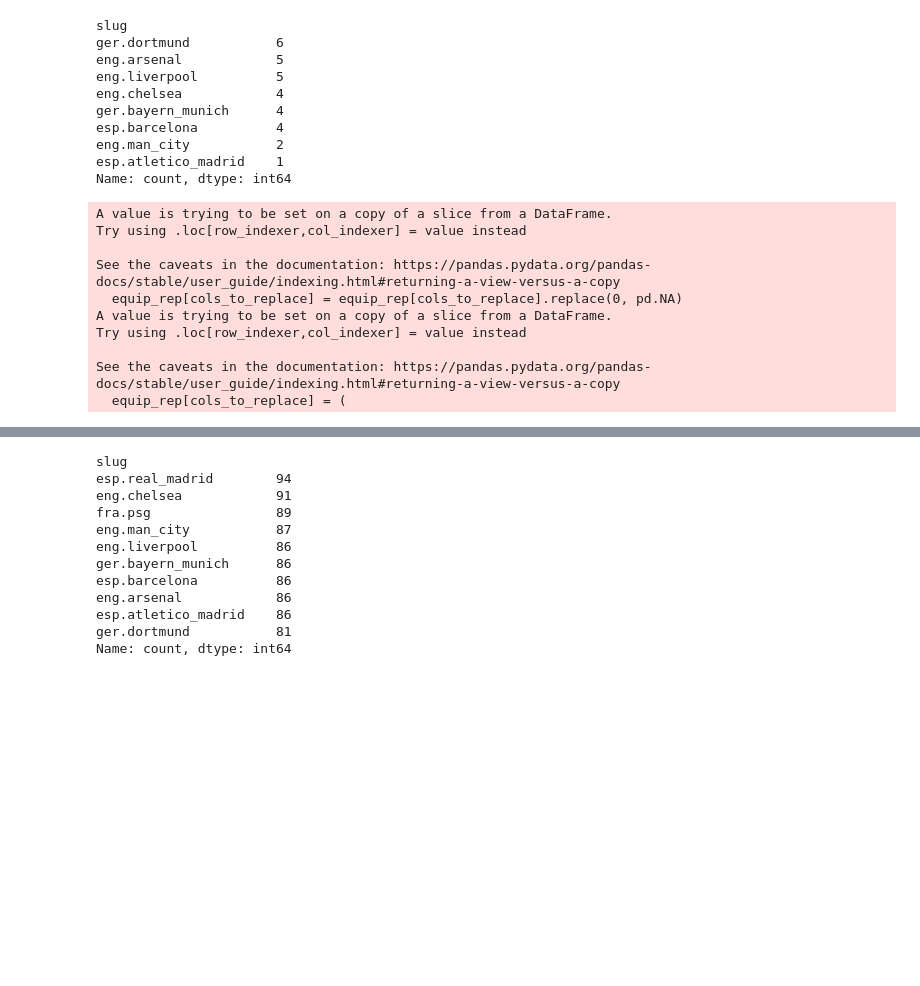
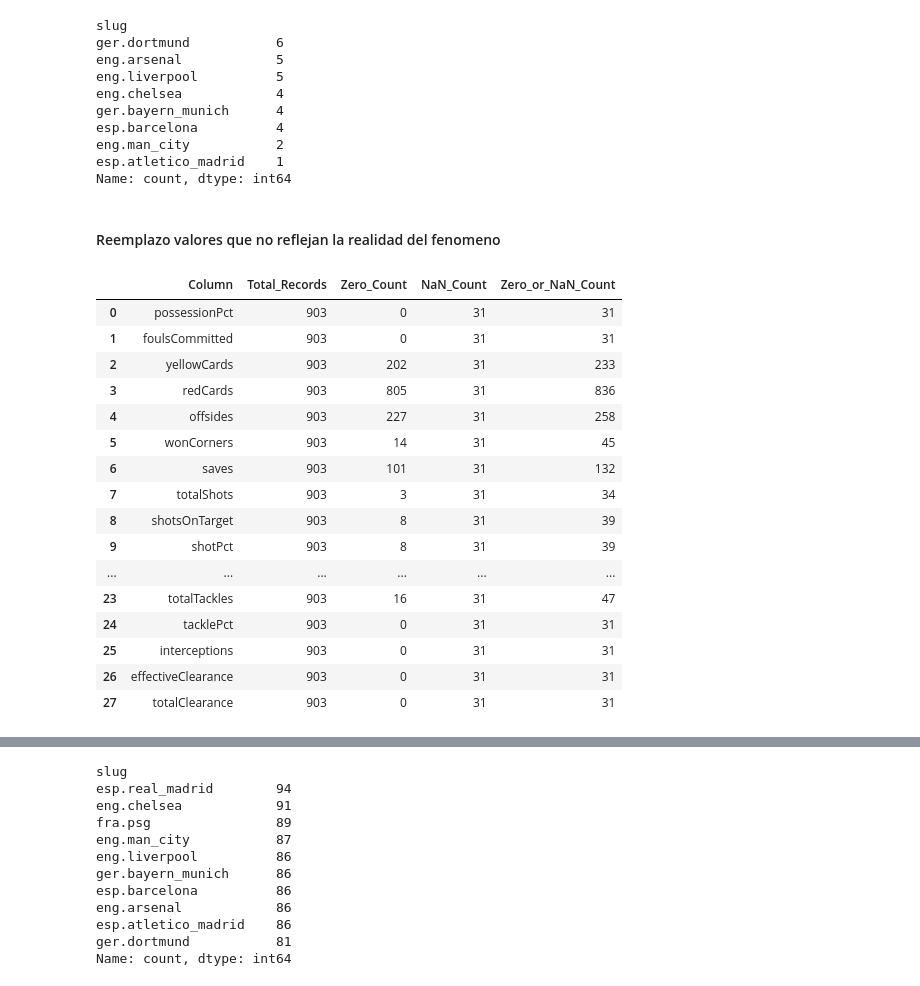
Before and after one commit to kimachd/ESTADISTICA_sem_II_2025, a Jupyter notebook: Proyecto_1/NOTEBOOKS/FASE_1.ipynb, the cells around one changed output, grey strips where cells are left out. Cells and saved outputs as stored; diff of their text form; code cells hidden in the pictures; blank space fills up the shorter version.

```diff
--- a/Proyecto_1/NOTEBOOKS/FASE_1.ipynb
+++ b/Proyecto_1/NOTEBOOKS/FASE_1.ipynb
@@ -183,9 +170,0 @@ columns=['possessionPct',
-# %%
-for col in columns:
-    plt.figure(figsize=(8, 4))
-    sns.histplot(data=equip_rep, x=col, kde=True, bins=30)
-    plt.title(f'Distribution of {col}', fontsize=14, fontweight='bold')
-    plt.xlabel(col, fontsize=12)
-    plt.ylabel('Frequency', fontsize=12)
-    plt.tight_layout()
-    plt.show()
@@ -253,6 +218,8 @@ esp.barcelona          4
 eng.man_city           2
 esp.atletico_madrid    1
 Name: count, dtype: int64
+# %% [markdown]
+#### Reemplazo valores que no reflejan la realidad del fenomeno
 # %%
 cols_to_replace = [
     'possessionPct', 'foulsCommitted', 'accuratePasses', 'totalPasses', 'passPct',
@@ -260,24 +227,54 @@ cols_to_replace = [
     'tacklePct', 'interceptions', 'effectiveClearance', 'totalClearance'
 ]
 
-# Reemplazar ceros por NaN para tratarlos como valores faltantes
-equip_rep[cols_to_replace] = equip_rep[cols_to_replace].replace(0, pd.NA)
 
-# Imputar con la mediana por equipo
-equip_rep[cols_to_replace] = (
-    equip_rep.groupby('slug')[cols_to_replace]
-             .transform(lambda x: x.fillna(x.median()))
+equip_rep = equip_rep.astype({col: 'float64' for col in cols_to_replace})
+
+
+equip_rep = equip_rep.assign(
+    **{
+        col: equip_rep.groupby('slug')[col].transform(
+            lambda x: x.where(x != 0, x.median())
+        )
+        for col in cols_to_replace
+    }
 )
-# %% [output]
-A value is trying to be set on a copy of a slice from a DataFrame.
-Try using .loc[row_indexer,col_indexer] = value instead
-
-See the caveats in the documentation: https://pandas.pydata.org/pandas-docs/stable/user_guide/indexing.html#returning-a-view-versus-a-copy
-  equip_rep[cols_to_replace] = equip_rep[cols_to_replace].replace(0, pd.NA)
-A value is trying to be set on a copy of a slice from a DataFrame.
-Try using .loc[row_indexer,col_indexer] = value instead
-
-See the caveats in the documentation: https://pandas.pydata.org/pandas-docs/stable/user_guide/indexing.html#returning-a-view-versus-a-copy
-  equip_rep[cols_to_replace] = (
+# %%
+summary_data_outliers = []
+
+for col in columns:
+    total_records = len(equip_rep[col])
+    zero_count = (equip_rep[col] == 0).sum()
+    nan_count = equip_rep[col].isna().sum()
+
+    summary_data_outliers.append({
+        'Column': col,
+        'Total_Records': total_records,
+        'Zero_Count': zero_count,
+        'NaN_Count': nan_count,
+        'Zero_or_NaN_Count': zero_count + nan_count
+    })
+
+summary_df_outliers = pd.DataFrame(summary_data_outliers)
+# %%
+summary_df_outliers
+# %% [output]
+|  | Column | Total_Records | Zero_Count | NaN_Count | Zero_or_NaN_Count |
+| 0 | possessionPct | 903 | 0 | 31 | 31 |
+| 1 | foulsCommitted | 903 | 0 | 31 | 31 |
+| 2 | yellowCards | 903 | 202 | 31 | 233 |
+| 3 | redCards | 903 | 805 | 31 | 836 |
+| 4 | offsides | 903 | 227 | 31 | 258 |
+| 5 | wonCorners | 903 | 14 | 31 | 45 |
+| 6 | saves | 903 | 101 | 31 | 132 |
+| 7 | totalShots | 903 | 3 | 31 | 34 |
+| 8 | shotsOnTarget | 903 | 8 | 31 | 39 |
+| 9 | shotPct | 903 | 8 | 31 | 39 |
+| ... | ... | ... | ... | ... | ... |
+| 23 | totalTackles | 903 | 16 | 31 | 47 |
+| 24 | tacklePct | 903 | 0 | 31 | 31 |
+| 25 | interceptions | 903 | 0 | 31 | 31 |
+| 26 | effectiveClearance | 903 | 0 | 31 | 31 |
+| 27 | totalClearance | 903 | 0 | 31 | 31 |
 # %%
 equip_rep_clean=equip_rep.dropna()
```
Also changed, not shown: parts of 9 cells of this notebook, 3 other files.
